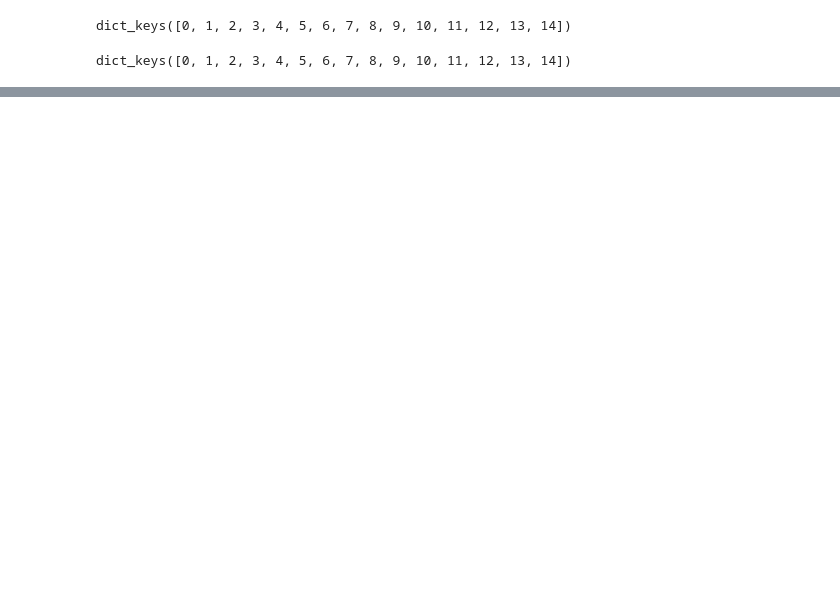
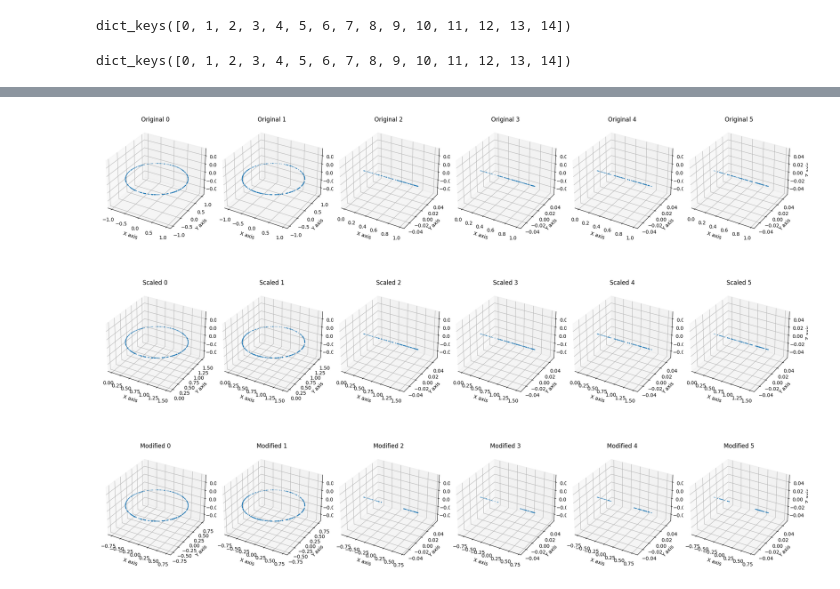
Before and after one commit to anajulijapreseren/TDA-shape_detection, a Jupyter notebook: testing.ipynb, the cells around one changed output, grey strips where cells are left out. Cells and saved outputs as stored; diff of their text form; code cells hidden in the pictures; blank space fills up the shorter version.

```diff
--- a/testing.ipynb
+++ b/testing.ipynb
@@ -87,0 +88,44 @@ Indices in scaled_map: dict_keys([13, 7, 11])
+# %%
+import matplotlib.pyplot as plt
+from mpl_toolkits.mplot3d import Axes3D
+import pickle
+
+def plot_point_cloud(point_cloud, ax, title="Point Cloud"):
+    ax.scatter(point_cloud[:, 0], point_cloud[:, 1], point_cloud[:, 2], s=1)  # Adjust point size as needed
+    ax.set_title(title)
+    ax.set_xlabel('X axis')
+    ax.set_ylabel('Y axis')
+    ax.set_zlabel('Z axis')
+
+# Load the modified shape data
+with open('modified_shapes_data.pkl', 'rb') as file:
+    modified_shape_data = pickle.load(file)
+modified_map = {idx: pc for idx, pc, _ in modified_shape_data}
+
+# Select a few examples to visualize (adjust the number as needed)
+num_examples = 6
+fig = plt.figure(figsize=(20, 15))
+
+for idx in range(num_examples):
+    index = idx + 8  # Adjust the index offset as needed
+    # Retrieve the original, scaled, and modified point clouds using the index
+    original_pc = original_shape_data[index][1]
+    scaled_pc = scaled_map[index]
+    modified_pc = modified_map[index]
+
+    # Original point cloud
+    ax = fig.add_subplot(3, num_examples, idx + 1, projection='3d')
+    plot_point_cloud(original_pc, ax, title=f"Original {idx}")
+
+    # Scaled point cloud
+    ax = fig.add_subplot(3, num_examples, num_examples + idx + 1, projection='3d')
+    plot_point_cloud(scaled_pc, ax, title=f"Scaled {idx}")
+
+    # Modified point cloud
+    ax = fig.add_subplot(3, num_examples, 2 * num_examples + idx + 1, projection='3d')
+    plot_point_cloud(modified_pc, ax, title=f"Modified {idx}")
+
+plt.tight_layout()
+plt.show()
+# %% [output]
+[figure, added]
```
Also changed, not shown: parts of 3 cells of this notebook, 1 other file.
